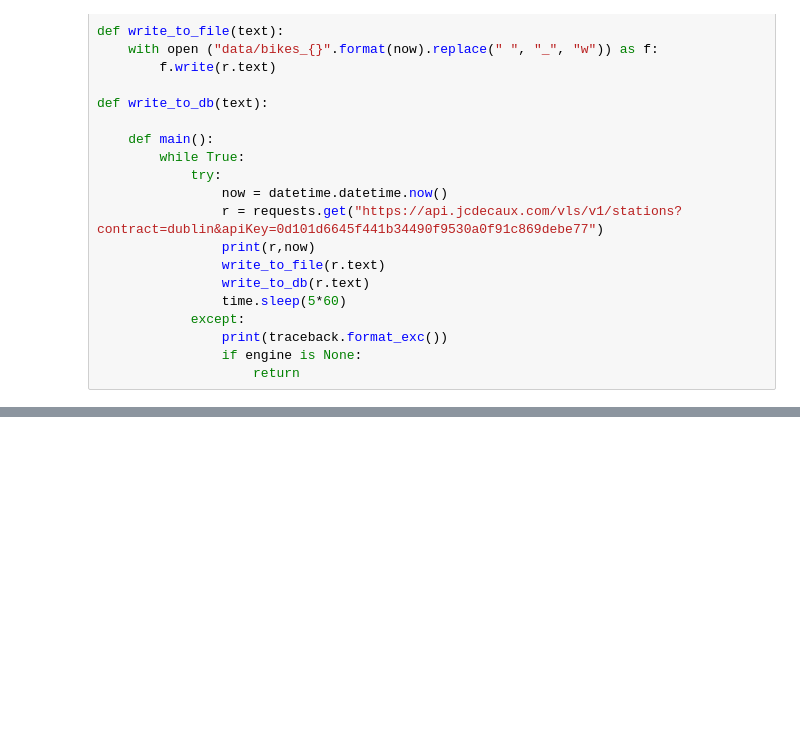
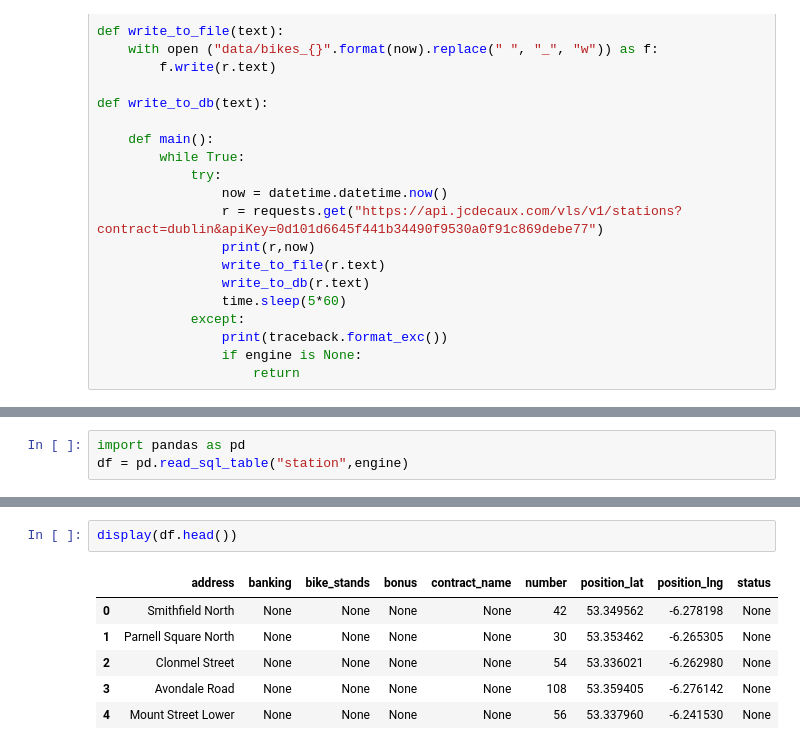
Before and after one commit to Gus1616/Dublin_bikes_project, a Jupyter notebook: updatedDbCreate.ipynb, the cells around one changed output, grey strips where cells are left out. Saved outputs shown, nothing was run; the diff lists cells and outputs as text; blank space fills up the shorter version.

```diff
--- a/updatedDbCreate.ipynb
+++ b/updatedDbCreate.ipynb
@@ -258 +277,4 @@ engine.execute(station.insert(), *map(stations_fix_keys, stations))
 <sqlalchemy.engine.cursor.LegacyCursorResult at 0x...>
+# %%
+import pandas as pd
+df = pd.read_sql_table("station",engine)
@@ -258,0 +291,9 @@ engine.execute(station.insert(), *map(stations_fix_keys, stations))
+# %%
+display(df.head())
+# %% [output]
+|  | address | banking | bike_stands | bonus | contract_name | number | position_lat | position_lng | status |
+| 0 | Smithfield North | None | None | None | None | 42 | 53.349562 | -6.278198 | None |
+| 1 | Parnell Square North | None | None | None | None | 30 | 53.353462 | -6.265305 | None |
+| 2 | Clonmel Street | None | None | None | None | 54 | 53.336021 | -6.262980 | None |
+| 3 | Avondale Road | None | None | None | None | 108 | 53.359405 | -6.276142 | None |
+| 4 | Mount Street Lower | None | None | None | None | 56 | 53.337960 | -6.241530 | None |
```
Also changed, not shown: parts of 12 cells of this notebook.
